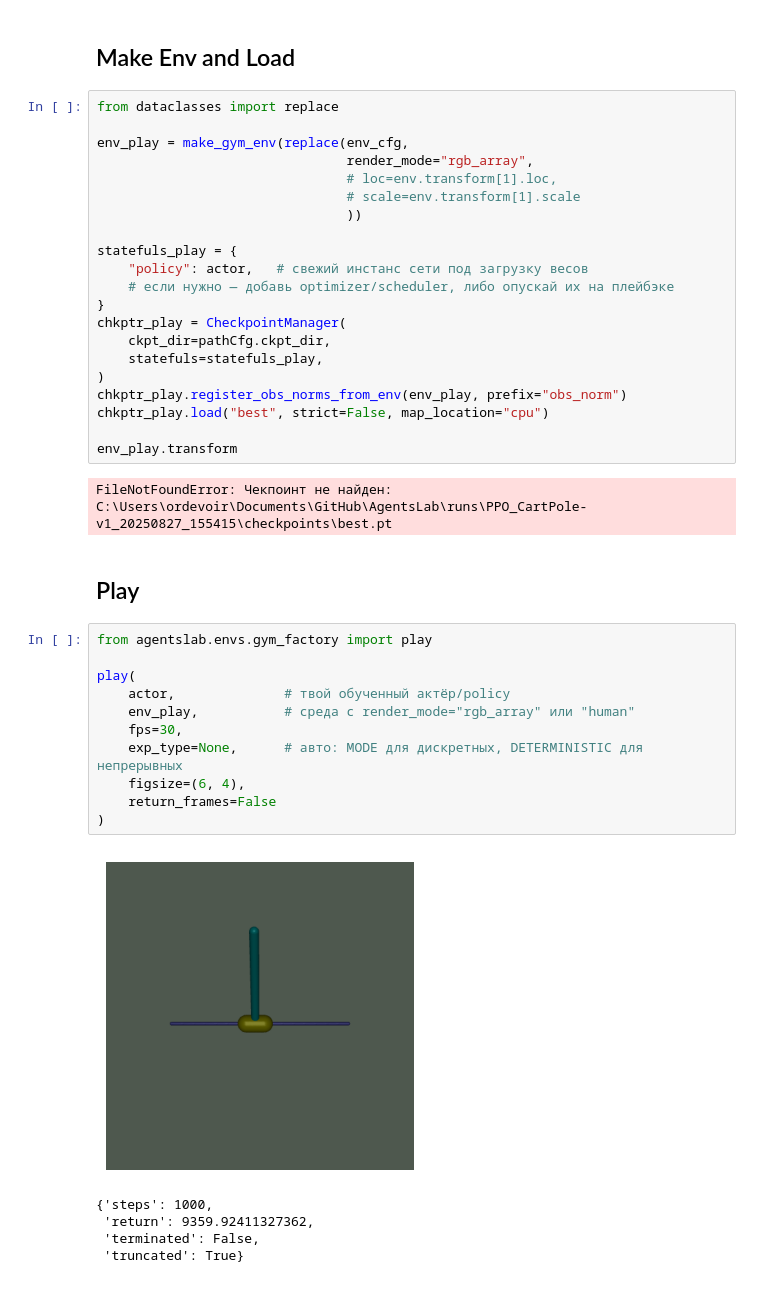
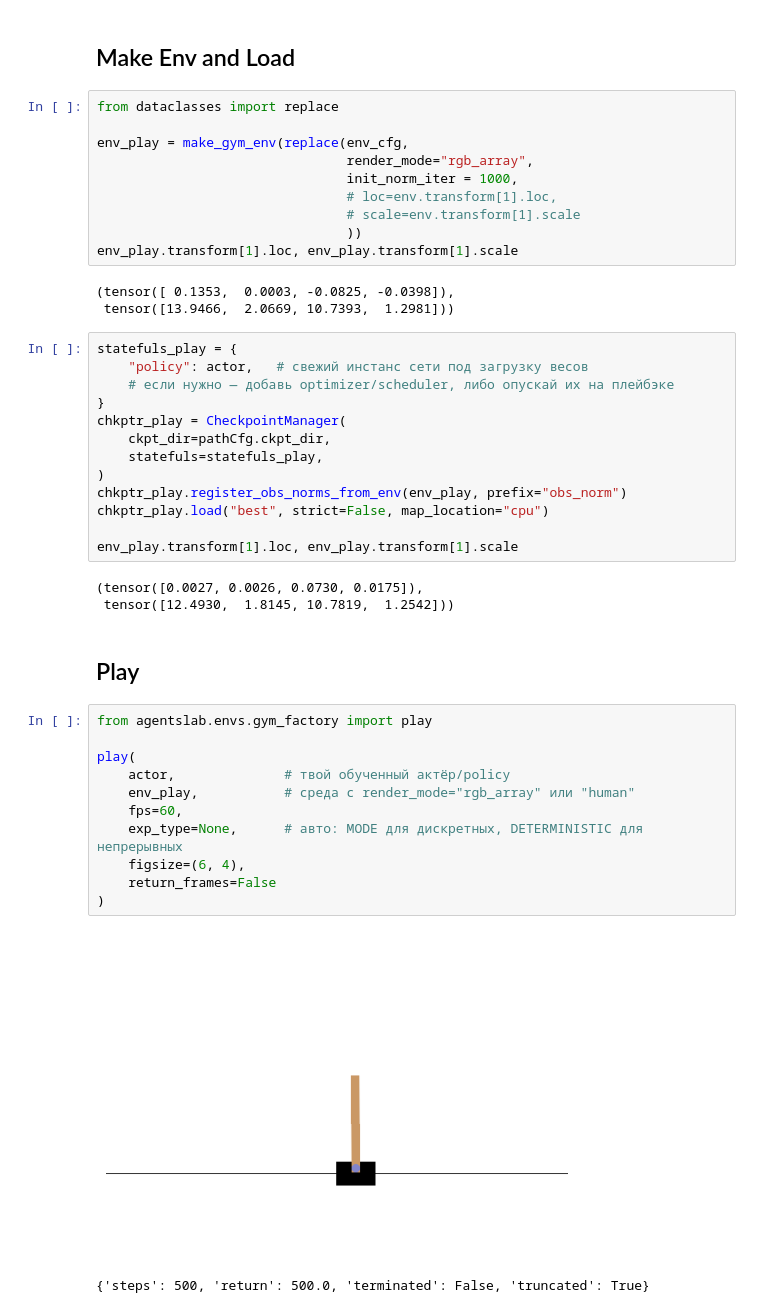
Before and after one commit to ordevoir/AgentsLab, a Jupyter notebook: notebooks/PPO_gymnasium.ipynb, the cells around one changed output. Cells and saved outputs as stored; diff of their text form.

```diff
--- a/notebooks/PPO_gymnasium.ipynb
+++ b/notebooks/PPO_gymnasium.ipynb
@@ -381,40 +385,43 @@ from dataclasses import replace
 
 env_play = make_gym_env(replace(env_cfg,
                                 render_mode="rgb_array",
+                                init_norm_iter = 1000,
                                 # loc=env.transform[1].loc,
                                 # scale=env.transform[1].scale
                                 ))
-
-statefuls_play = {
-    "policy": actor,   # свежий инстанс сети под загрузку весов
-    # если нужно — добавь optimizer/scheduler, либо опускай их на плейбэке
-}
-chkptr_play = CheckpointManager(
-    ckpt_dir=pathCfg.ckpt_dir,
-    statefuls=statefuls_play,
-)
-chkptr_play.register_obs_norms_from_env(env_play, prefix="obs_norm")
-chkptr_play.load("best", strict=False, map_location="cpu")
-
-env_play.transform
+env_play.transform[1].loc, env_play.transform[1].scale
 # %% [output]
-FileNotFoundError: Чекпоинт не найден: C:\Users\ordevoir\Documents\GitHub\AgentsLab\runs\PPO_CartPole-v1_20250827_155415\checkpoints\best.pt
+(tensor([ 0.1353,  0.0003, -0.0825, -0.0398]),
+ tensor([13.9466,  2.0669, 10.7393,  1.2981]))
+# %%
+statefuls_play = {
+    "policy": actor,   # свежий инстанс сети под загрузку весов
+    # если нужно — добавь optimizer/scheduler, либо опускай их на плейбэке
+}
+chkptr_play = CheckpointManager(
+    ckpt_dir=pathCfg.ckpt_dir,
+    statefuls=statefuls_play,
+)
+chkptr_play.register_obs_norms_from_env(env_play, prefix="obs_norm")
+chkptr_play.load("best", strict=False, map_location="cpu")
+
+env_play.transform[1].loc, env_play.transform[1].scale
+# %% [output]
+(tensor([0.0027, 0.0026, 0.0730, 0.0175]),
+ tensor([12.4930,  1.8145, 10.7819,  1.2542]))
 # %% [markdown]
 ## Play
 # %%
 from agentslab.envs.gym_factory import play
 
 play(
     actor,              # твой обученный актёр/policy
     env_play,           # среда с render_mode="rgb_array" или "human"
-    fps=30,
+    fps=60,
     exp_type=None,      # авто: MODE для дискретных, DETERMINISTIC для непрерывных
     figsize=(6, 4),
     return_frames=False
 )
 # %% [output]
-[figure, old version]
+[figure, new version]
-{'steps': 1000,
- 'return': 9359.92411327362,
- 'terminated': False,
- 'truncated': True}
+{'steps': 500, 'return': 500.0, 'terminated': False, 'truncated': True}
```
Also changed, not shown: parts of 8 cells of this notebook, 10 other files.
